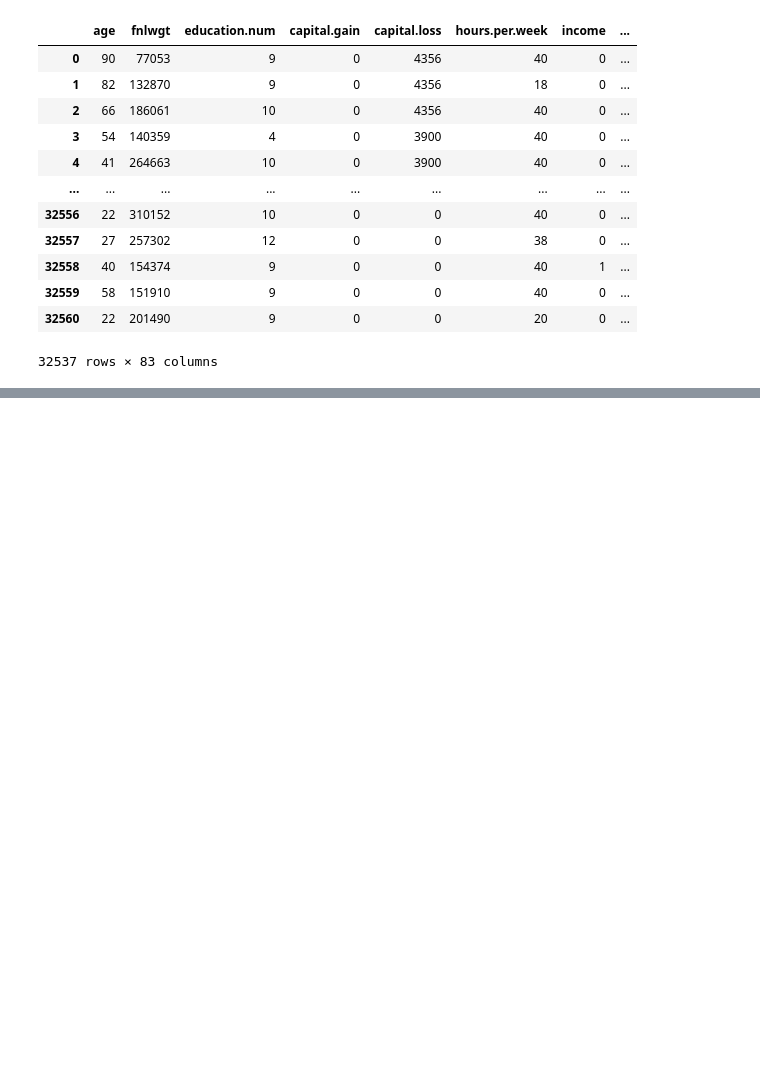
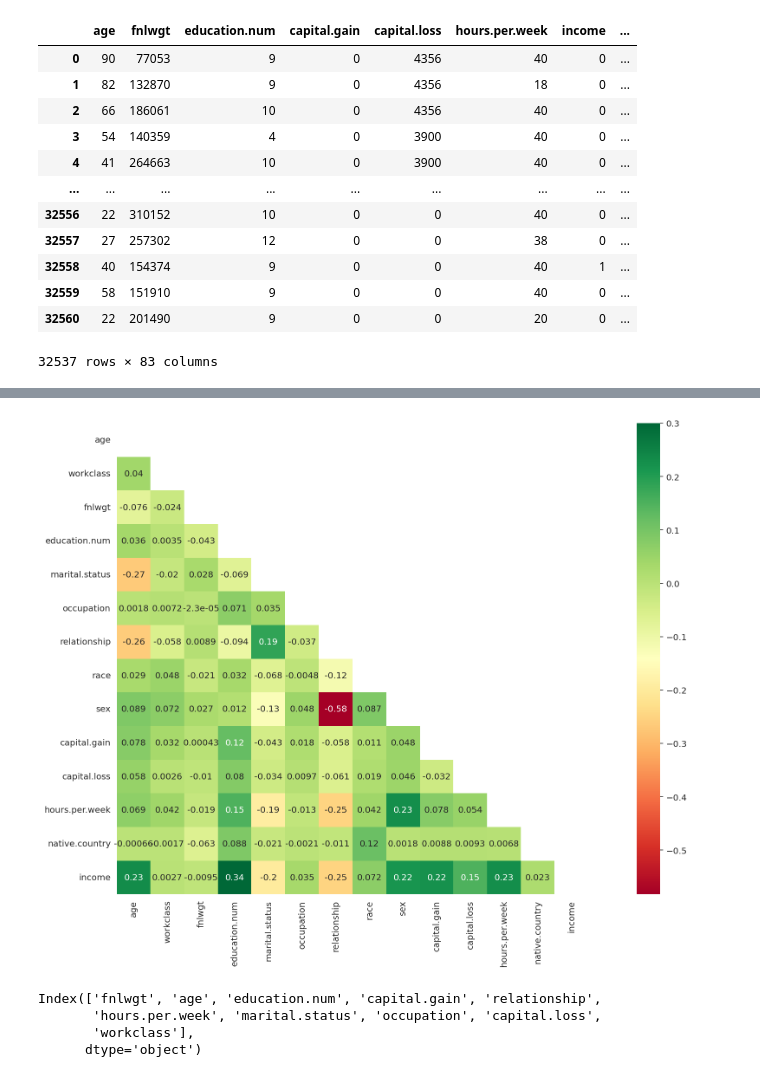
Before and after one commit to davitbarblishvili/AML_Group_Project, a Jupyter notebook: Adult_Income_Naive_Bayes.ipynb, the cells around one changed output, grey strips where cells are left out. Saved outputs shown, nothing was run; the diff lists cells and outputs as text; code cells hidden in the pictures; blank space fills up the shorter version.

```diff
--- a/Adult_Income_Naive_Bayes.ipynb
+++ b/Adult_Income_Naive_Bayes.ipynb
@@ -196,0 +368,2 @@ income_df
+# %%
+df2 = df.copy(); df2
@@ -196,0 +384,10 @@ income_df
+# %%
+from sklearn.preprocessing import LabelEncoder
+
+for col in df2.columns:
+    if df2[col].dtypes == 'object':
+        print(col)
+        encoder = LabelEncoder()
+        df2[col] = encoder.fit_transform(df2[col])
+
+df2
@@ -196,0 +415,12 @@ income_df
+# %%
+corr = df2.corr()
+mask = np.zeros_like(corr)
+mask[np.triu_indices_from(mask)] = True
+with sns.axes_style("white"):
+    f, ax = plt.subplots(figsize=(20, 10))
+    ax = sns.heatmap(corr, mask=mask, vmax=.3, square=True,
+                     annot=True, cmap='RdYlGn')
+plt.savefig('multi3.png')
+plt.show()
+# %% [output]
+[figure, added]
@@ -196,0 +430,12 @@ income_df
+# %%
+selector = RandomForestClassifier(random_state=42)
+
+selector.fit(X, y)
+feature_imp = selector.feature_importances_
+top10 = feature_imp.argsort()[::-1][:10]; top10
+cols = X.columns[top10]; cols
+# %% [output]
+Index(['fnlwgt', 'age', 'education.num', 'capital.gain', 'relationship',
+       'hours.per.week', 'marital.status', 'occupation', 'capital.loss',
+       'workclass'],
+      dtype='object')
```
Also changed, not shown: parts of 47 cells of this notebook, 4 other files.
